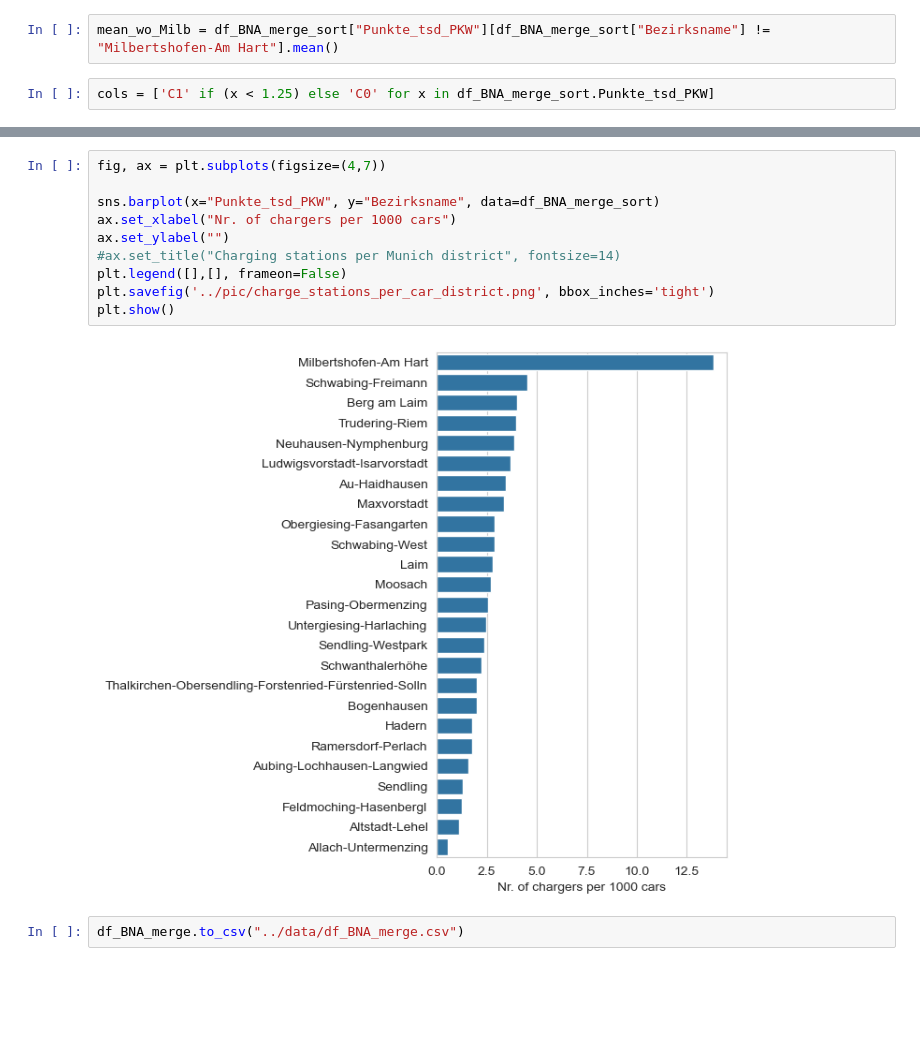
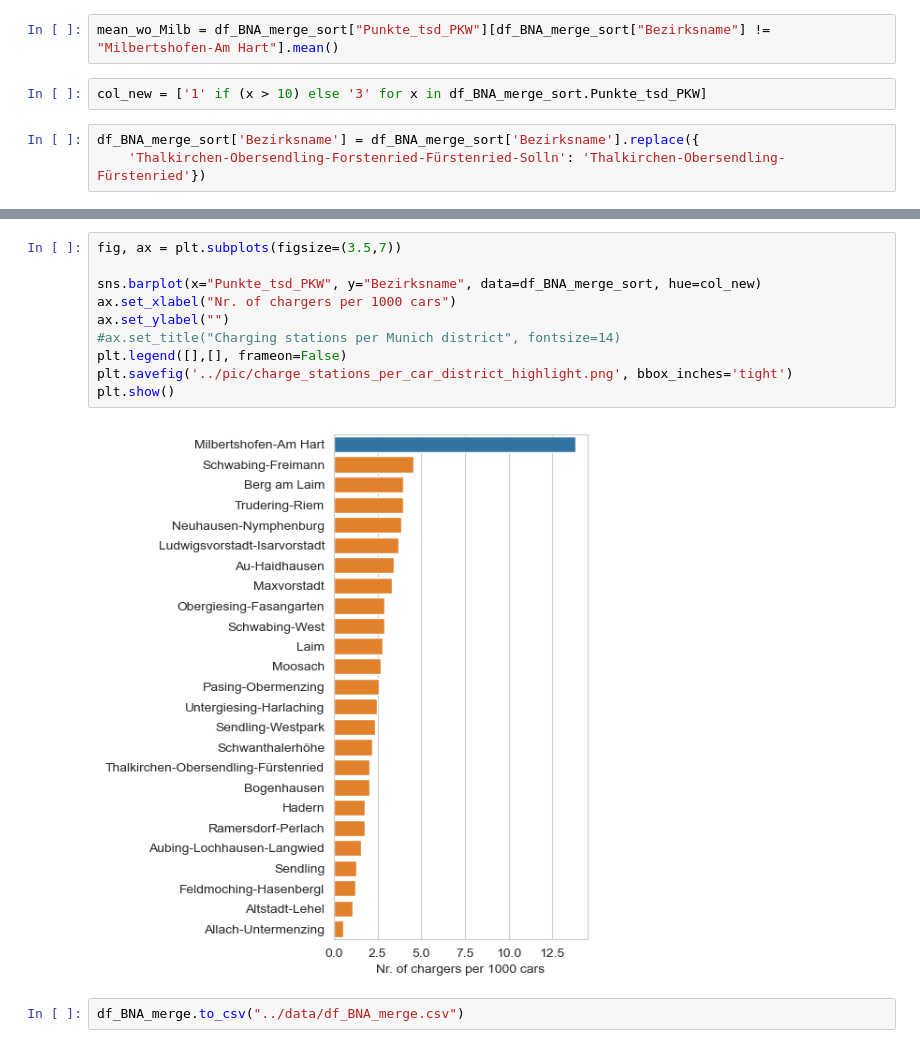
Before and after one commit to Kuroneko369/Muc_electro_vehicles, a Jupyter notebook: notebooks/ladestationen_georg.ipynb, the cells around one changed output, grey strips where cells are left out. Drawn from its saved outputs; the diff is of its cells as text; blank space fills up the shorter version.

Commit message:
update notebook and plot

```diff
--- a/notebooks/ladestationen_georg.ipynb
+++ b/notebooks/ladestationen_georg.ipynb
@@ -293,4 +293,7 @@ plt.show()
 # %%
 mean_wo_Milb = df_BNA_merge_sort["Punkte_tsd_PKW"][df_BNA_merge_sort["Bezirksname"] != "Milbertshofen-Am Hart"].mean()
 # %%
-cols = ['C1' if (x < 1.25) else 'C0' for x in df_BNA_merge_sort.Punkte_tsd_PKW]
+col_new = ['1' if (x > 10) else '3' for x in df_BNA_merge_sort.Punkte_tsd_PKW]
+# %%
+df_BNA_merge_sort['Bezirksname'] = df_BNA_merge_sort['Bezirksname'].replace({
+    'Thalkirchen-Obersendling-Forstenried-Fürstenried-Solln': 'Thalkirchen-Obersendling-Fürstenried'})
@@ -297,15 +320,15 @@ cols = ['C1' if (x < 1.25) else 'C0' for x in df_BNA_merge_sort.Punkte_tsd_PKW]
 # %%
-fig, ax = plt.subplots(figsize=(4,7))
+fig, ax = plt.subplots(figsize=(3.5,7))
 
-sns.barplot(x="Punkte_tsd_PKW", y="Bezirksname", data=df_BNA_merge_sort)
+sns.barplot(x="Punkte_tsd_PKW", y="Bezirksname", data=df_BNA_merge_sort, hue=col_new)
 ax.set_xlabel("Nr. of chargers per 1000 cars")
 ax.set_ylabel("")
 #ax.set_title("Charging stations per Munich district", fontsize=14)
 plt.legend([],[], frameon=False)
-plt.savefig('../pic/charge_stations_per_car_district.png', bbox_inches='tight')
+plt.savefig('../pic/charge_stations_per_car_district_highlight.png', bbox_inches='tight')
 plt.show()
 # %% [output]
-[figure, old version]
+[figure, new version]
 # %%
 df_BNA_merge.to_csv("../data/df_BNA_merge.csv")
 # %%
```
Also changed, not shown: parts of 7 cells of this notebook, 3 other files.
